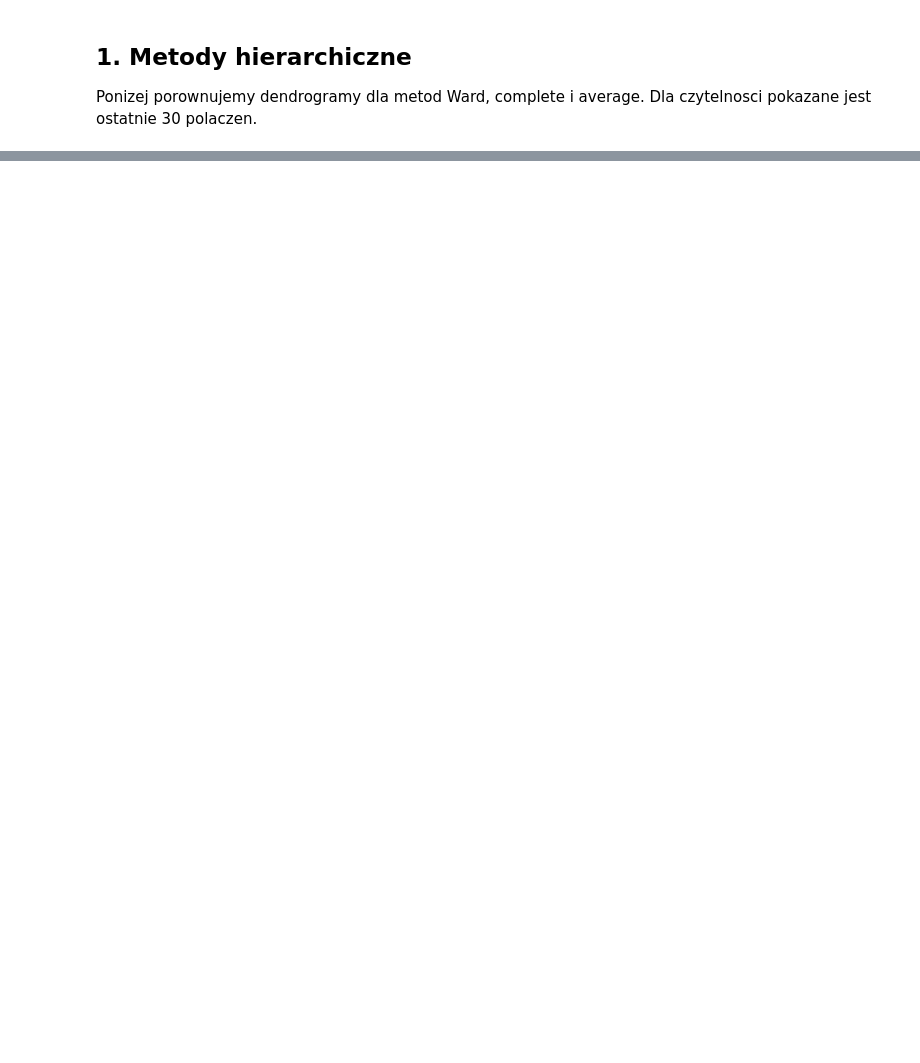
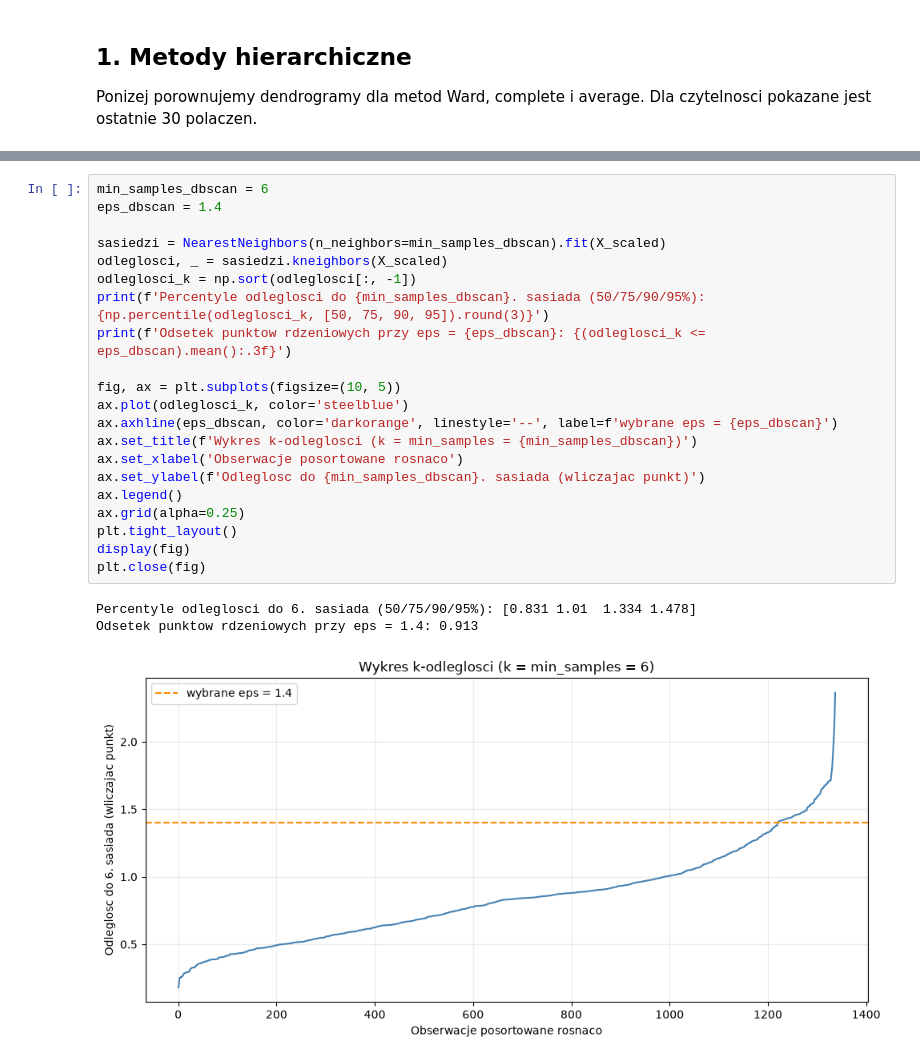
Before and after one commit to Tomaszlek/ED, a Jupyter notebook: ED_PS3_TJ_KS.ipynb, the cells around one changed output, grey strips where cells are left out. Saved outputs shown, nothing was run; the diff lists cells and outputs as text; blank space fills up the shorter version.

Commit message:
DBSCAN, Birch

```diff
--- a/ED_PS3_TJ_KS.ipynb
+++ b/ED_PS3_TJ_KS.ipynb
@@ -77,0 +119,25 @@ plt.close(fig)
+# %%
+min_samples_dbscan = 6
+eps_dbscan = 1.4
+
+sasiedzi = NearestNeighbors(n_neighbors=min_samples_dbscan).fit(X_scaled)
+odleglosci, _ = sasiedzi.kneighbors(X_scaled)
+odleglosci_k = np.sort(odleglosci[:, -1])
+print(f'Percentyle odleglosci do {min_samples_dbscan}. sasiada (50/75/90/95%): {np.percentile(odleglosci_k, [50, 75, 90, 95]).round(3)}')
+print(f'Odsetek punktow rdzeniowych przy eps = {eps_dbscan}: {(odleglosci_k <= eps_dbscan).mean():.3f}')
+
+fig, ax = plt.subplots(figsize=(10, 5))
+ax.plot(odleglosci_k, color='steelblue')
+ax.axhline(eps_dbscan, color='darkorange', linestyle='--', label=f'wybrane eps = {eps_dbscan}')
+ax.set_title(f'Wykres k-odleglosci (k = min_samples = {min_samples_dbscan})')
+ax.set_xlabel('Obserwacje posortowane rosnaco')
+ax.set_ylabel(f'Odleglosc do {min_samples_dbscan}. sasiada (wliczajac punkt)')
+ax.legend()
+ax.grid(alpha=0.25)
+plt.tight_layout()
+display(fig)
+plt.close(fig)
+# %% [output]
+Percentyle odleglosci do 6. sasiada (50/75/90/95%): [0.831 1.01  1.334 1.478]
+Odsetek punktow rdzeniowych przy eps = 1.4: 0.913
+[figure, added]
```
Also changed, not shown: parts of 21 cells of this notebook.
